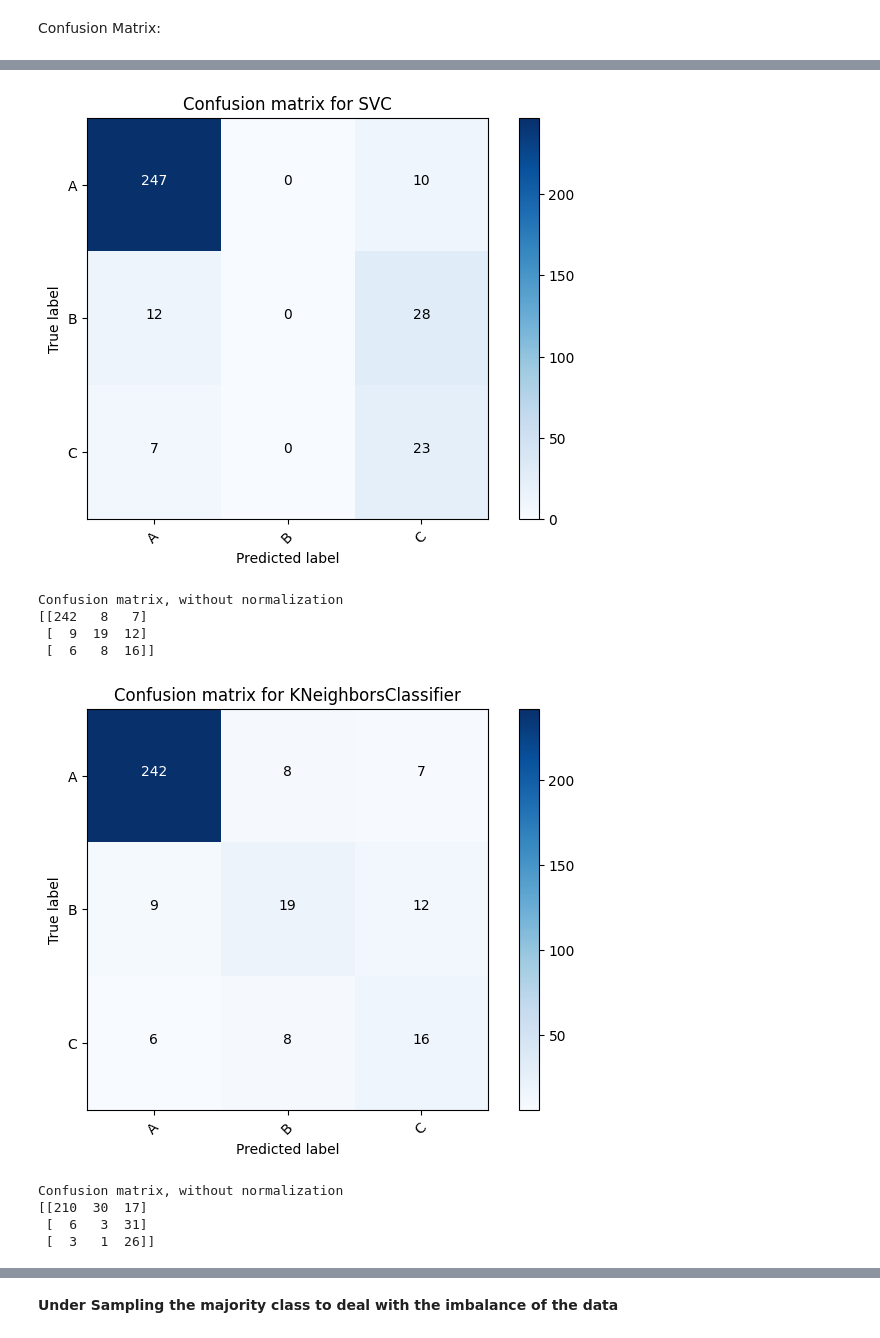
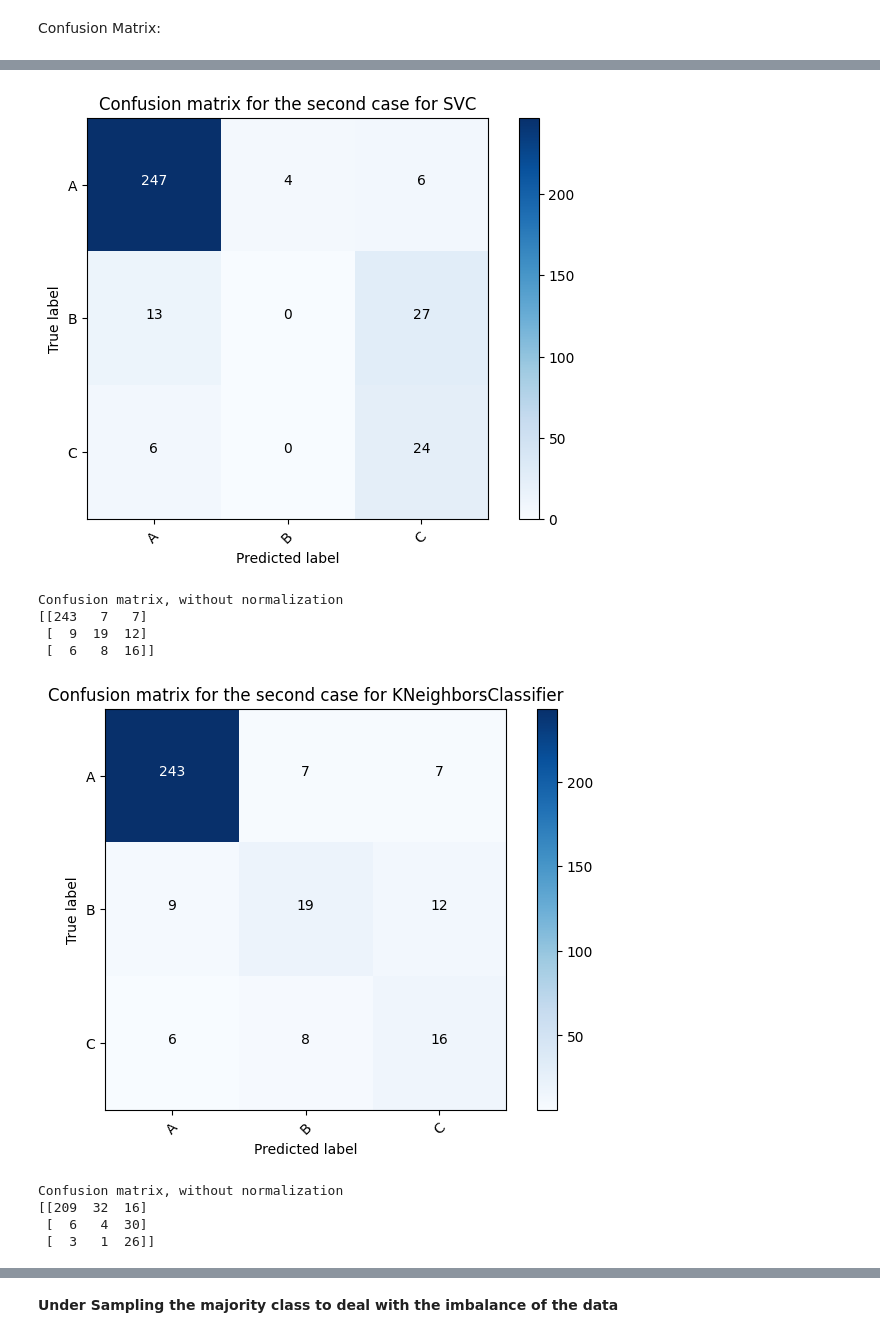
Before and after one commit to NimaFrj/Kaggle-Notebooks, a Jupyter notebook: transformer-paper.ipynb, the cells around one changed output, grey strips where cells are left out. Drawn from its saved outputs; the diff is of its cells as text; code cells hidden in the pictures.

```diff
--- a/transformer-paper.ipynb
+++ b/transformer-paper.ipynb
@@ -162,0 +165,13 @@ useful_features = ['Ethylene', 'Ethane', 'Water', 'Acid', 'BDV', 'IFT', 'Methane
+# %%
+#Capping the outlier rows with Percentiles
+upper_lim = X_train_A['Ethylene'].quantile(.97)
+X_train_A.loc[(X_train_A['Ethylene'] > upper_lim),'Ethylene'] = upper_lim
+
+upper_lim = X_train_A['Methane'].quantile(.97)
+X_train_A.loc[(X_train_A['Methane'] > upper_lim),'Methane'] = upper_lim
+
+upper_lim = X_train_A['BDV'].quantile(.97)
+X_train_A.loc[(X_train_A['BDV'] > upper_lim),'BDV'] = upper_lim
+
+upper_lim = X_train_A['Ethane'].quantile(.97)
+X_train_A.loc[(X_train_A['Ethane'] > upper_lim),'Ethane'] = upper_lim
@@ -269,4 +296,17 @@ So far we have used 75% of Dataset A to train the data and 25% to test it.
 Here, we used all of the data from Dataset A to train, and then test it on Dataset B.
+# %%
+#Capping the outlier rows with Percentiles
+upper_lim = X_A['Ethylene'].quantile(.97)
+X_A.loc[(X_A['Ethylene'] > upper_lim),'Ethylene'] = upper_lim
+
+upper_lim = X_A['Methane'].quantile(.97)
+X_A.loc[(X_A['Methane'] > upper_lim),'Methane'] = upper_lim
+
+upper_lim = X_A['BDV'].quantile(.97)
+X_A.loc[(X_A['BDV'] > upper_lim),'BDV'] = upper_lim
+
+upper_lim = X_A['Ethane'].quantile(.97)
+X_A.loc[(X_A['Ethane'] > upper_lim),'Ethane'] = upper_lim
 # %%
 from sklearn.ensemble import RandomForestClassifier
 from sklearn.ensemble import VotingClassifier
@@ -331,7 +371,7 @@ for clf in (mlp_clf, svm_clf, #ada_clf,
     np.set_printoptions(precision=2)
     plt.figure()
     plot_confusion_matrix(cnf_matrix, classes=class_names,
-                          title='Confusion matrix for ' + clf.__class__.__name__)
+                          title='Confusion matrix for the second case for ' + clf.__class__.__name__)
     plt.show()
 # %% [output]
 Confusion matrix, without normalization
@@ -346,10 +386,10 @@ Confusion matrix, without normalization
-[figure, old version]
+[figure, new version]
 Confusion matrix, without normalization
-[[242   8   7]
+[[243   7   7]
  [  9  19  12]
  [  6   8  16]]
-[figure, old version]
+[figure, new version]
 Confusion matrix, without normalization
-[[210  30  17]
- [  6   3  31]
+[[209  32  16]
+ [  6   4  30]
  [  3   1  26]]
```
Also changed, not shown: parts of 15 cells of this notebook.
